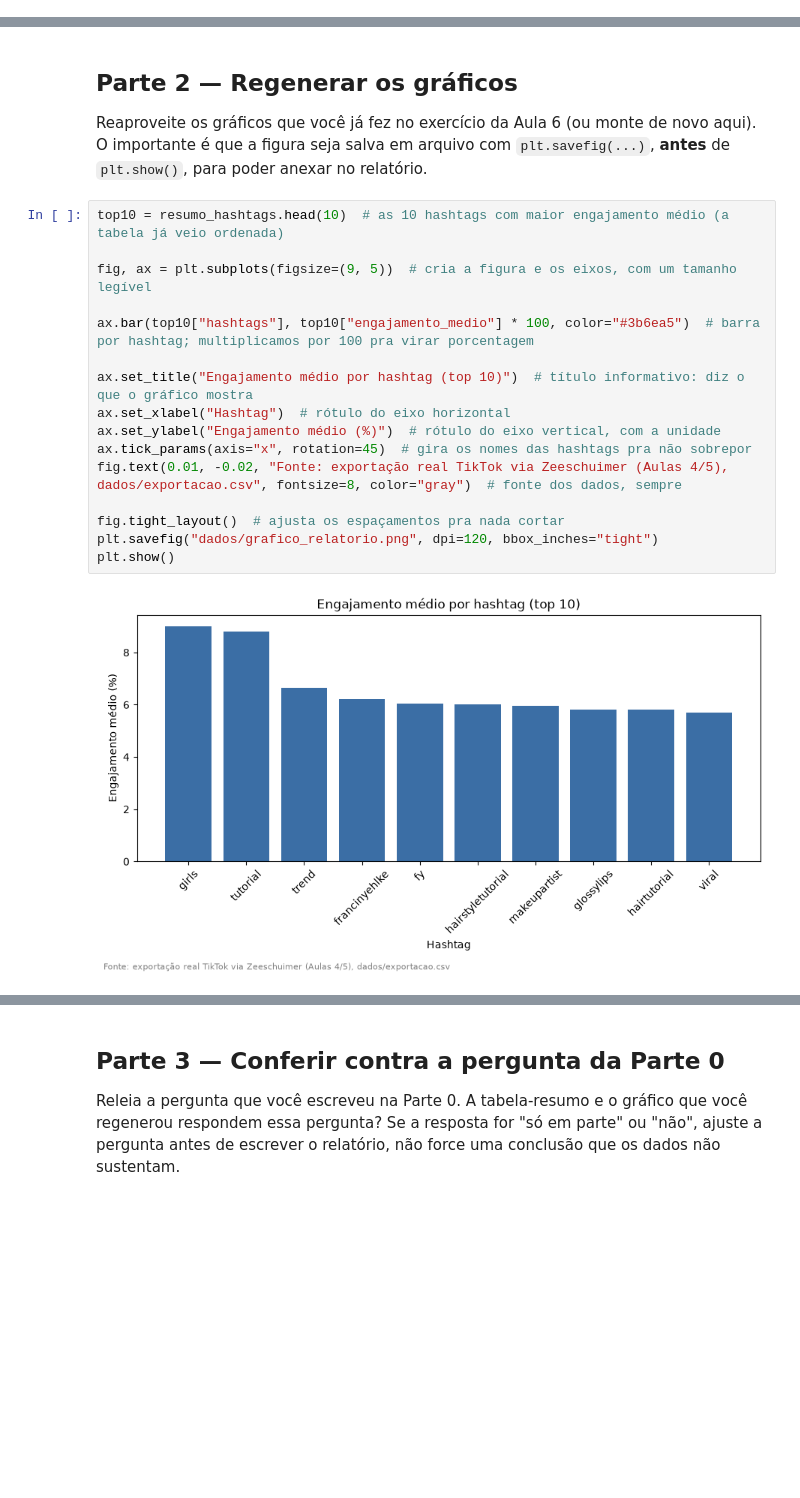
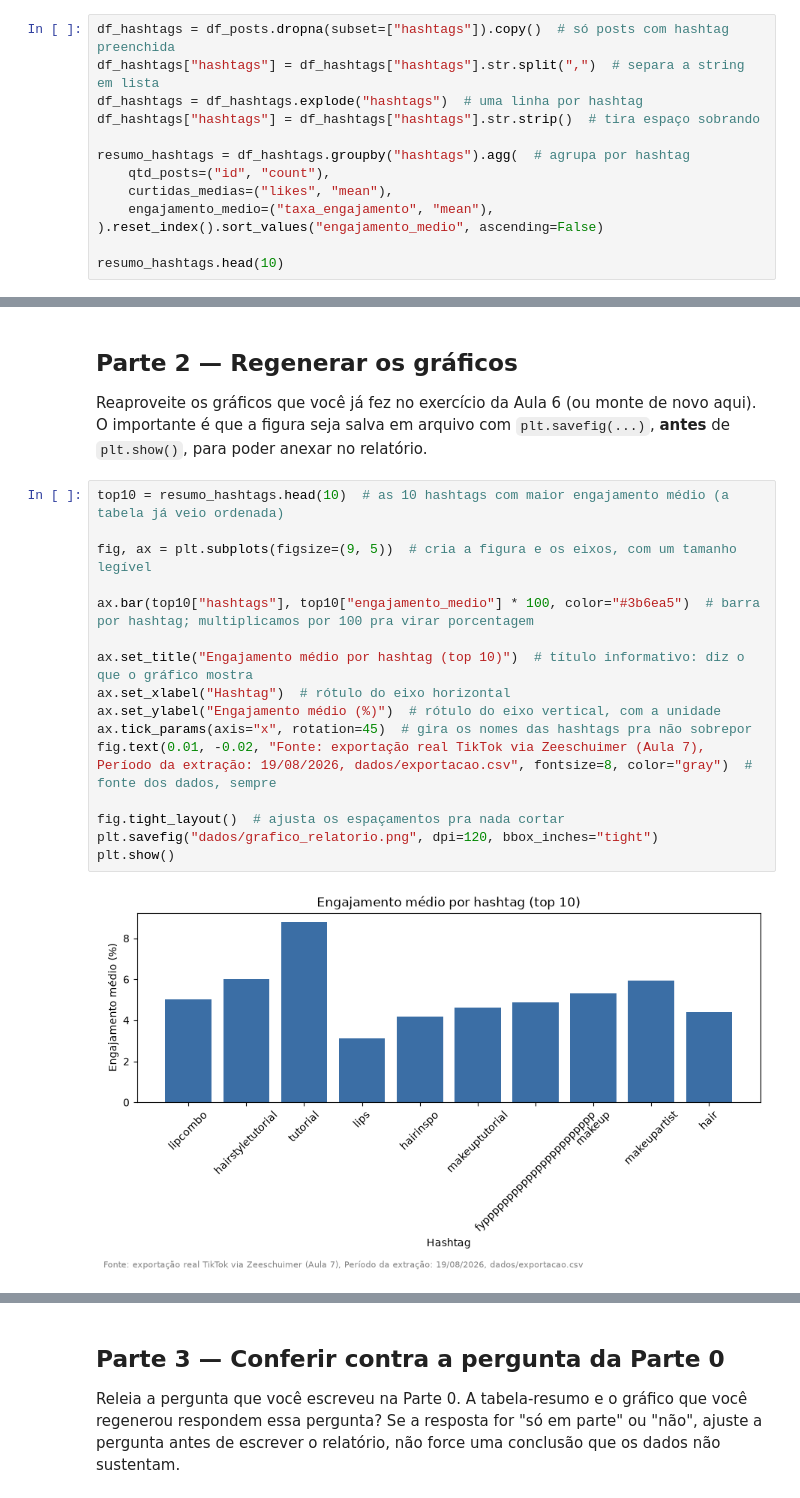
Before and after one commit to sablewin22/extracao-dados-trabalhos-sabrinalewin, a Jupyter notebook: projetos/07-relatorio-analitico/exercicios/exercicio-07-relatorio-analitico.ipynb, the cells around one changed output, grey strips where cells are left out. Saved outputs shown, nothing was run; the diff lists cells and outputs as text; blank space fills up the shorter version.

Commit message:
continua a aula 7, faltando a revisão de pares

```diff
--- a/projetos/07-relatorio-analitico/exercicios/exercicio-07-relatorio-analitico.ipynb
+++ b/projetos/07-relatorio-analitico/exercicios/exercicio-07-relatorio-analitico.ipynb
@@ -56,3 +56,16 @@ df_posts["taxa_engajamento"] = (
 print(f"Posts com visualização válida: {len(df_posts)}")
 # %% [output]
 Posts com visualização válida: 1138
+# %%
+df_hashtags = df_posts.dropna(subset=["hashtags"]).copy()  # só posts com hashtag preenchida
+df_hashtags["hashtags"] = df_hashtags["hashtags"].str.split(",")  # separa a string em lista
+df_hashtags = df_hashtags.explode("hashtags")  # uma linha por hashtag
+df_hashtags["hashtags"] = df_hashtags["hashtags"].str.strip()  # tira espaço sobrando
+
+resumo_hashtags = df_hashtags.groupby("hashtags").agg(  # agrupa por hashtag
+    qtd_posts=("id", "count"),
+    curtidas_medias=("likes", "mean"),
+    engajamento_medio=("taxa_engajamento", "mean"),
+).reset_index().sort_values("engajamento_medio", ascending=False)
+
+resumo_hashtags.head(10)
@@ -94,18 +155,18 @@ Reaproveite os gráficos que você já fez no exercício da Aula 6 (ou monte de
 # %%
 top10 = resumo_hashtags.head(10)  # as 10 hashtags com maior engajamento médio (a tabela já veio ordenada)
 
 fig, ax = plt.subplots(figsize=(9, 5))  # cria a figura e os eixos, com um tamanho legível
 
 ax.bar(top10["hashtags"], top10["engajamento_medio"] * 100, color="#3b6ea5")  # barra por hashtag; multiplicamos por 100 pra virar porcentagem
 
 ax.set_title("Engajamento médio por hashtag (top 10)")  # título informativo: diz o que o gráfico mostra
 ax.set_xlabel("Hashtag")  # rótulo do eixo horizontal
 ax.set_ylabel("Engajamento médio (%)")  # rótulo do eixo vertical, com a unidade
 ax.tick_params(axis="x", rotation=45)  # gira os nomes das hashtags pra não sobrepor
-fig.text(0.01, -0.02, "Fonte: exportação real TikTok via Zeeschuimer (Aulas 4/5), dados/exportacao.csv", fontsize=8, color="gray")  # fonte dos dados, sempre
+fig.text(0.01, -0.02, "Fonte: exportação real TikTok via Zeeschuimer (Aula 7), Período da extração: 19/08/2026, dados/exportacao.csv", fontsize=8, color="gray")  # fonte dos dados, sempre
 
 fig.tight_layout()  # ajusta os espaçamentos pra nada cortar
 plt.savefig("dados/grafico_relatorio.png", dpi=120, bbox_inches="tight")
 plt.show()
 # %% [output]
-[figure, old version]
+[figure, new version]
```
Also changed, not shown: parts of 9 cells of this notebook, 12 other files.
